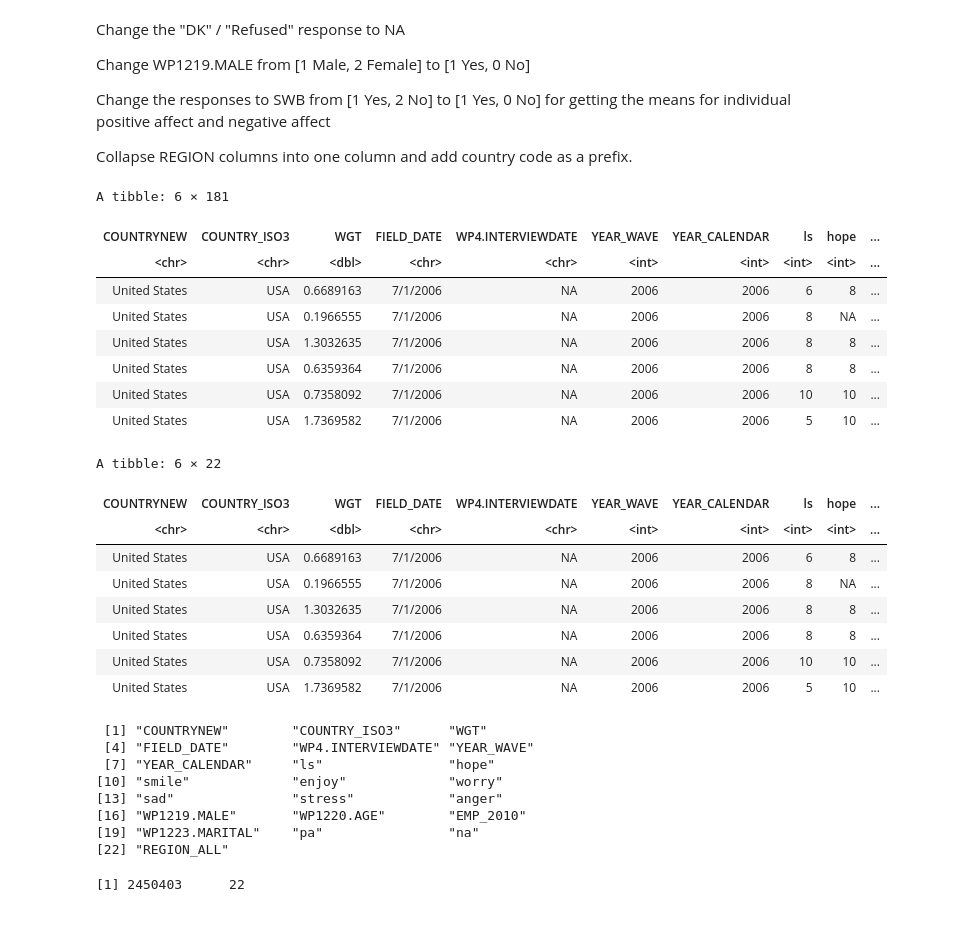
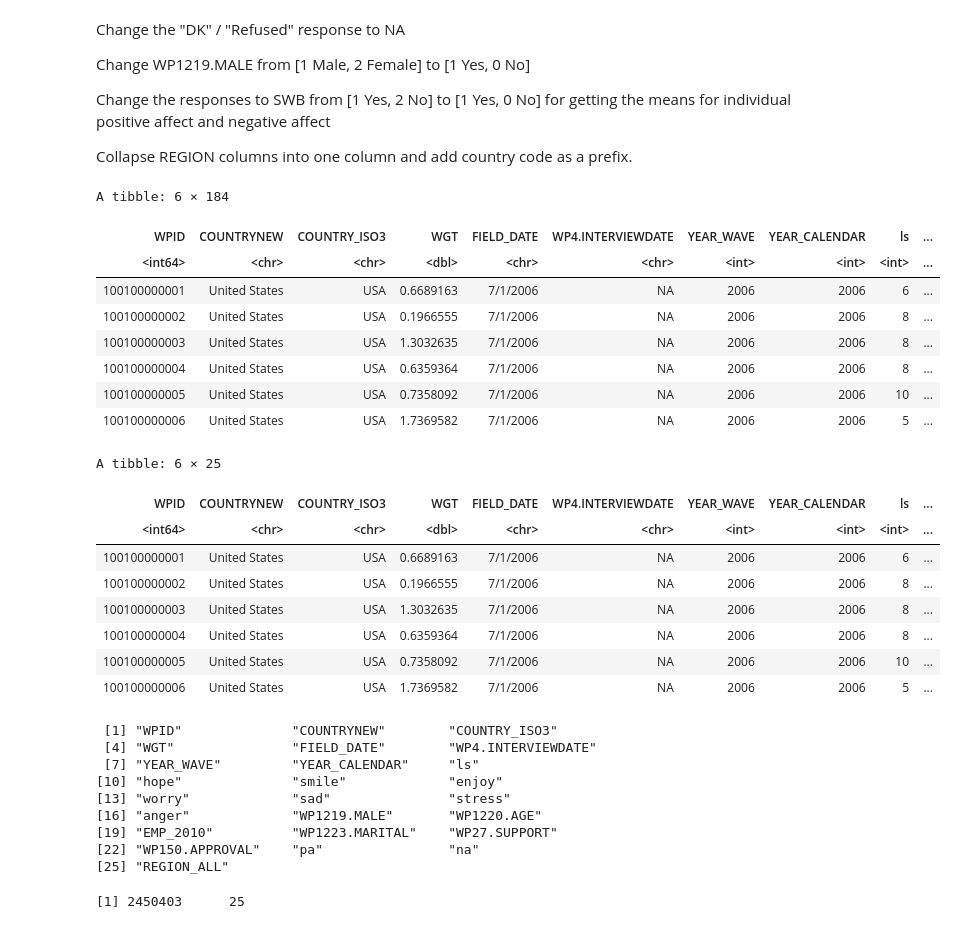
Before and after one commit to uoftpwb/assassination, a Jupyter notebook: GallupDataCleaning.ipynb, the cells around one changed output. Saved outputs shown, nothing was run; the diff lists cells and outputs as text; code cells hidden in the pictures.

Commit message:
Added WPID, Social Support, and Leadership Approval

```diff
--- a/GallupDataCleaning.ipynb
+++ b/GallupDataCleaning.ipynb
@@ -99,40 +95,49 @@ Collapse REGION columns into one column and add country code as a prefix.
 # %%
 gallupAssas <- gallupExtracted
 
 gallupAssas$WP1220.AGE <-  na_codes(gallupAssas$WP1220.AGE, 100)
 gallupAssas$WP1223.MARITAL <-  na_codes(gallupAssas$WP1223.MARITAL, 6,7)
 
 #WP1219.MALE
 gallupAssas$WP1219.MALE <- 2 - gallupAssas$WP1219.MALE
 
 #convert empty WP4.INTERVIEWDATE to NA
 gallupAssas <- gallupAssas %>% mutate(WP4.INTERVIEWDATE = na_if(WP4.INTERVIEWDATE, ""))
 #life satisfication
 gallupAssas$ls <- na_codes(gallupAssas$ls, 98, 99)
 #hope
 gallupAssas$hope <- na_codes(gallupAssas$hope, 98, 99)
 #pa and #na
 gallupAssas$smile <- 2 - na_codes(gallupAssas$smile, 3, 4)
 gallupAssas$enjoy <- 2 - na_codes(gallupAssas$enjoy, 3, 4)
 gallupAssas$worry <- 2 - na_codes(gallupAssas$worry, 3, 4)
 gallupAssas$sad <- 2 - na_codes(gallupAssas$sad, 3, 4)
 gallupAssas$stress <- 2 - na_codes(gallupAssas$stress, 3, 4)
 gallupAssas$anger <- 2 - na_codes(gallupAssas$anger, 3, 4)
 gallupAssas <- gallupAssas %>%
  rowwise() %>%
  mutate(pa = mean(cbind(enjoy, smile), na.rm = TRUE),
         na = mean(cbind(worry, sad, stress, anger), na.rm = TRUE)) %>% ungroup
+
+
+
+gallupAssas$WP27.SUPPORT <- 2 - na_codes(gallupAssas$WP27.SUPPORT, 3, 4)
+
+gallupAssas$WP150.APPROVAL <- 2 - na_codes(gallupAssas$WP150.APPROVAL, 3, 4)
+
+
+
 head(gallupAssas)
 # %% [output]
-A tibble: 6 × 181
+A tibble: 6 × 184
-| COUNTRYNEW | COUNTRY_ISO3 | WGT | FIELD_DATE | WP4.INTERVIEWDATE | YEAR_WAVE | YEAR_CALENDAR | ls | hope | ... |
-| <chr> | <chr> | <dbl> | <chr> | <chr> | <int> | <int> | <int> | <int> | ... |
-| United States | USA | 0.6689163 | 7/1/2006 | NA | 2006 | 2006 | 6 | 8 | ... |
-| United States | USA | 0.1966555 | 7/1/2006 | NA | 2006 | 2006 | 8 | NA | ... |
-| United States | USA | 1.3032635 | 7/1/2006 | NA | 2006 | 2006 | 8 | 8 | ... |
-| United States | USA | 0.6359364 | 7/1/2006 | NA | 2006 | 2006 | 8 | 8 | ... |
-| United States | USA | 0.7358092 | 7/1/2006 | NA | 2006 | 2006 | 10 | 10 | ... |
-| United States | USA | 1.7369582 | 7/1/2006 | NA | 2006 | 2006 | 5 | 10 | ... |
+| WPID | COUNTRYNEW | COUNTRY_ISO3 | WGT | FIELD_DATE | WP4.INTERVIEWDATE | YEAR_WAVE | YEAR_CALENDAR | ls | ... |
+| <int64> | <chr> | <chr> | <dbl> | <chr> | <chr> | <int> | <int> | <int> | ... |
+| 100100000001 | United States | USA | 0.6689163 | 7/1/2006 | NA | 2006 | 2006 | 6 | ... |
+| 100100000002 | United States | USA | 0.1966555 | 7/1/2006 | NA | 2006 | 2006 | 8 | ... |
+| 100100000003 | United States | USA | 1.3032635 | 7/1/2006 | NA | 2006 | 2006 | 8 | ... |
+| 100100000004 | United States | USA | 0.6359364 | 7/1/2006 | NA | 2006 | 2006 | 8 | ... |
+| 100100000005 | United States | USA | 0.7358092 | 7/1/2006 | NA | 2006 | 2006 | 10 | ... |
+| 100100000006 | United States | USA | 1.7369582 | 7/1/2006 | NA | 2006 | 2006 | 5 | ... |
 # %%
 gallupAssas2 <- gallupAssas
 regionColnames <- colnames(gallupAssas2 %>% select(starts_with("REGION_")))
@@ -141,27 +146,28 @@ gallupAssas2$REGION_ALL <- paste0(gallupAssas2$COUNTRY_ISO3, "_", gallupAssas2$R
 gallupAssas2 <- gallupAssas2 %>% select(-all_of(regionColnames))
 head(gallupAssas2)
 # %% [output]
-A tibble: 6 × 22
+A tibble: 6 × 25
-| COUNTRYNEW | COUNTRY_ISO3 | WGT | FIELD_DATE | WP4.INTERVIEWDATE | YEAR_WAVE | YEAR_CALENDAR | ls | hope | ... |
-| <chr> | <chr> | <dbl> | <chr> | <chr> | <int> | <int> | <int> | <int> | ... |
-| United States | USA | 0.6689163 | 7/1/2006 | NA | 2006 | 2006 | 6 | 8 | ... |
-| United States | USA | 0.1966555 | 7/1/2006 | NA | 2006 | 2006 | 8 | NA | ... |
-| United States | USA | 1.3032635 | 7/1/2006 | NA | 2006 | 2006 | 8 | 8 | ... |
-| United States | USA | 0.6359364 | 7/1/2006 | NA | 2006 | 2006 | 8 | 8 | ... |
-| United States | USA | 0.7358092 | 7/1/2006 | NA | 2006 | 2006 | 10 | 10 | ... |
-| United States | USA | 1.7369582 | 7/1/2006 | NA | 2006 | 2006 | 5 | 10 | ... |
+| WPID | COUNTRYNEW | COUNTRY_ISO3 | WGT | FIELD_DATE | WP4.INTERVIEWDATE | YEAR_WAVE | YEAR_CALENDAR | ls | ... |
+| <int64> | <chr> | <chr> | <dbl> | <chr> | <chr> | <int> | <int> | <int> | ... |
+| 100100000001 | United States | USA | 0.6689163 | 7/1/2006 | NA | 2006 | 2006 | 6 | ... |
+| 100100000002 | United States | USA | 0.1966555 | 7/1/2006 | NA | 2006 | 2006 | 8 | ... |
+| 100100000003 | United States | USA | 1.3032635 | 7/1/2006 | NA | 2006 | 2006 | 8 | ... |
+| 100100000004 | United States | USA | 0.6359364 | 7/1/2006 | NA | 2006 | 2006 | 8 | ... |
+| 100100000005 | United States | USA | 0.7358092 | 7/1/2006 | NA | 2006 | 2006 | 10 | ... |
+| 100100000006 | United States | USA | 1.7369582 | 7/1/2006 | NA | 2006 | 2006 | 5 | ... |
 # %%
 write.csv(gallupAssas2, "gallupAssas.csv", row.names = FALSE)
 # %%
 colnames(gallupAssas2)
 dim(gallupAssas2)
 # %% [output]
- [1] "COUNTRYNEW"        "COUNTRY_ISO3"      "WGT"
- [4] "FIELD_DATE"        "WP4.INTERVIEWDATE" "YEAR_WAVE"
- [7] "YEAR_CALENDAR"     "ls"                "hope"
-[10] "smile"             "enjoy"             "worry"
-[13] "sad"               "stress"            "anger"
-[16] "WP1219.MALE"       "WP1220.AGE"        "EMP_2010"
-[19] "WP1223.MARITAL"    "pa"                "na"
-[22] "REGION_ALL"
+ [1] "WPID"              "COUNTRYNEW"        "COUNTRY_ISO3"
+ [4] "WGT"               "FIELD_DATE"        "WP4.INTERVIEWDATE"
+ [7] "YEAR_WAVE"         "YEAR_CALENDAR"     "ls"
+[10] "hope"              "smile"             "enjoy"
+[13] "worry"             "sad"               "stress"
+[16] "anger"             "WP1219.MALE"       "WP1220.AGE"
+[19] "EMP_2010"          "WP1223.MARITAL"    "WP27.SUPPORT"
+[22] "WP150.APPROVAL"    "pa"                "na"
+[25] "REGION_ALL"
-[1] 2450403      22
+[1] 2450403      25
```
Also changed, not shown: parts of 3 cells of this notebook.
